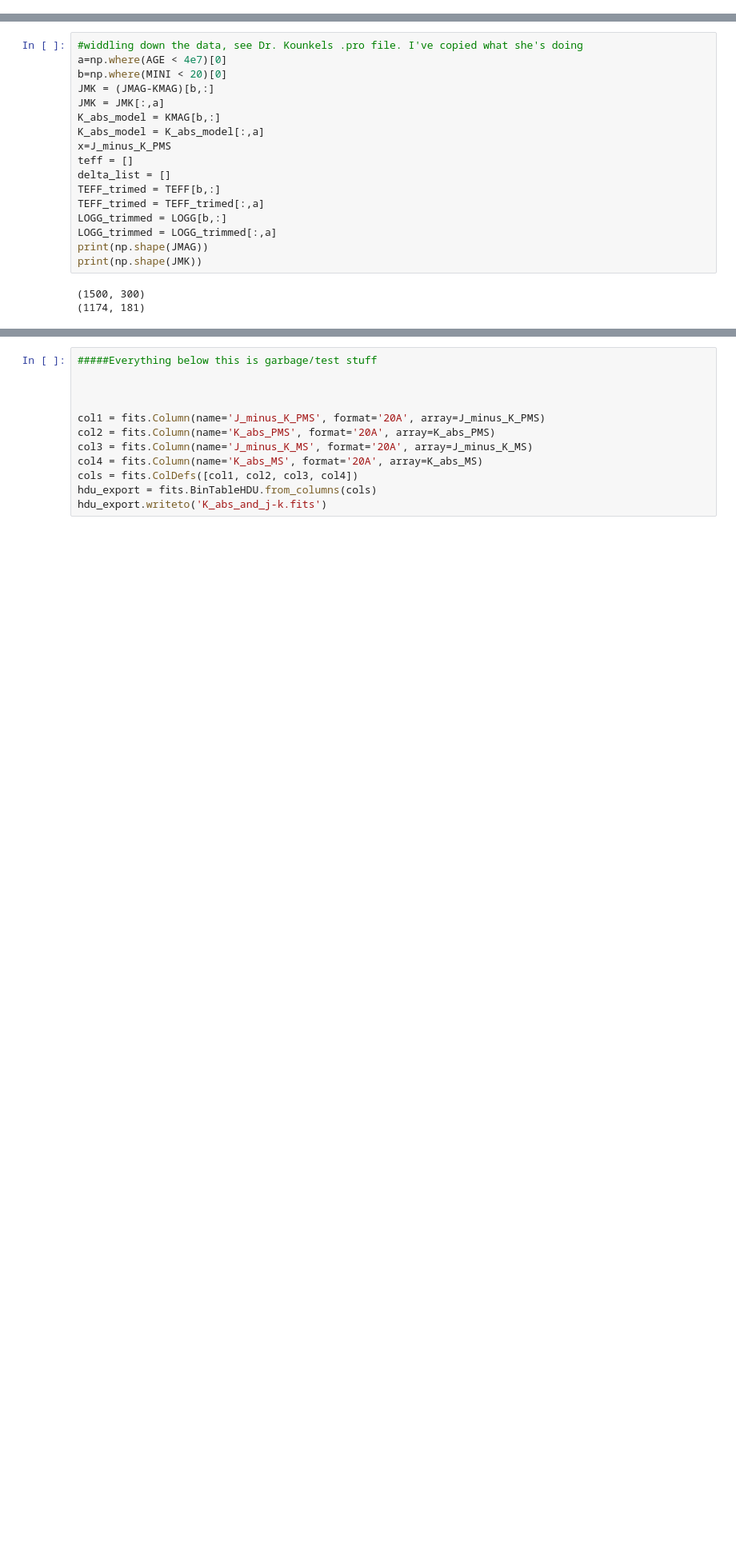
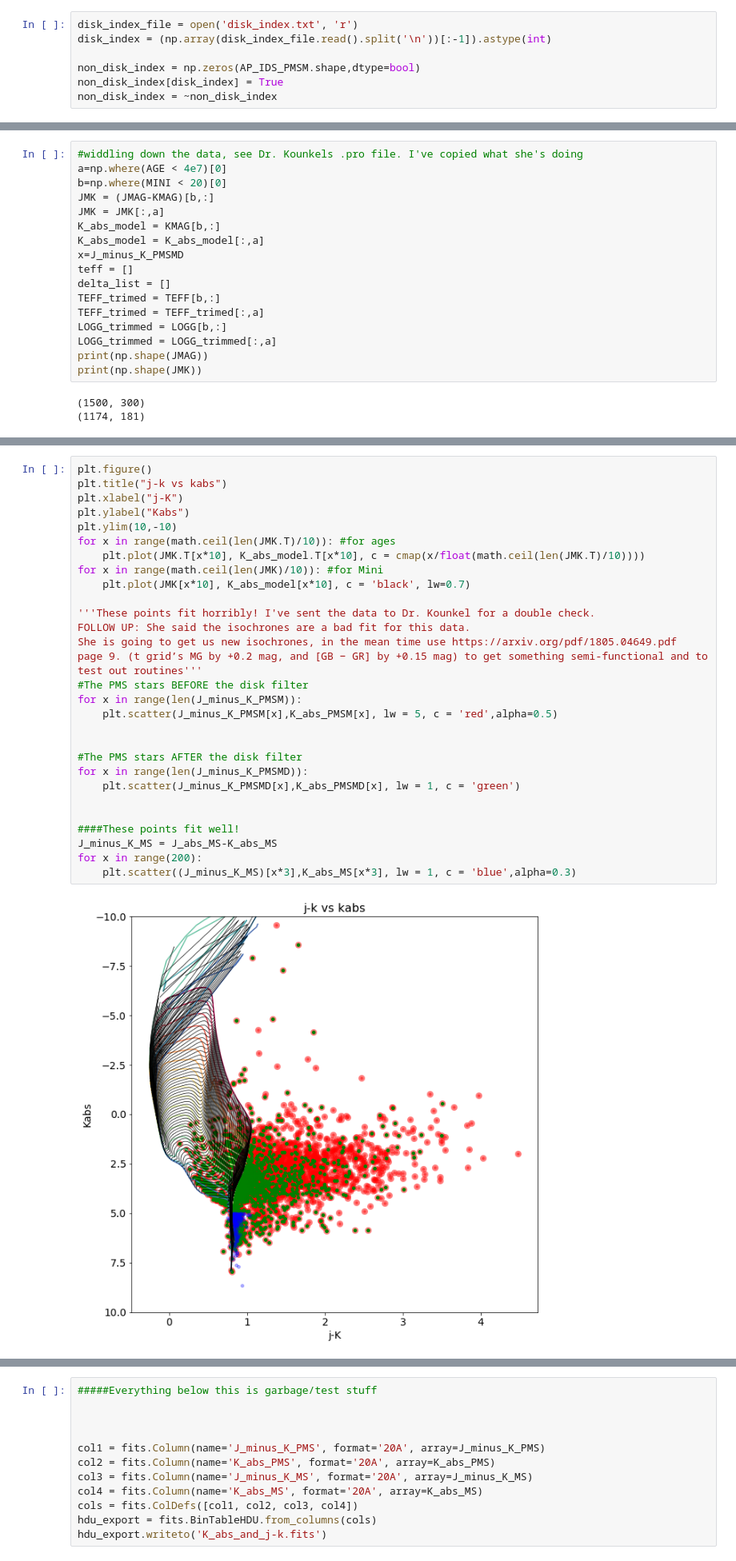
Before and after one commit to mscoggs/astro_ml, a Jupyter notebook: labels.ipynb, the cells around one changed output, grey strips where cells are left out. Shown at 80% size. Drawn from its saved outputs; the diff is of its cells as text; blank space fills up the shorter version.

Commit message:
filtered out the stars w/ disks

```diff
--- a/labels.ipynb
+++ b/labels.ipynb
@@ -459,0 +477,7 @@ J_minus_K_PMS = J_minus_K_PMS[member_index]
+# %%
+disk_index_file = open('disk_index.txt', 'r')
+disk_index = (np.array(disk_index_file.read().split('\n'))[:-1]).astype(int)
+
+non_disk_index = np.zeros(AP_IDS_PMSM.shape,dtype=bool)
+non_disk_index[disk_index] = True
+non_disk_index = ~non_disk_index
@@ -487,7 +538,7 @@ JMK = (JMAG-KMAG)[b,:]
 JMK = JMK[:,a]
 K_abs_model = KMAG[b,:]
 K_abs_model = K_abs_model[:,a]
-x=J_minus_K_PMS
+x=J_minus_K_PMSMD
 teff = []
 delta_list = []
 TEFF_trimed = TEFF[b,:]
@@ -584 +610,33 @@ for x in range(200):
+# %%
+plt.figure()
+plt.title("j-k vs kabs")
+plt.xlabel("j-K")
+plt.ylabel("Kabs")
+plt.ylim(10,-10)
+for x in range(math.ceil(len(JMK.T)/10)): #for ages
+    plt.plot(JMK.T[x*10], K_abs_model.T[x*10], c = cmap(x/float(math.ceil(len(JMK.T)/10))))
+for x in range(math.ceil(len(JMK)/10)): #for Mini
+    plt.plot(JMK[x*10], K_abs_model[x*10], c = 'black', lw=0.7)
+
+'''These points fit horribly! I've sent the data to Dr. Kounkel for a double check.
+FOLLOW UP: She said the isochrones are a bad fit for this data.
+She is going to get us new isochrones, in the mean time use https://arxiv.org/pdf/1805.04649.pdf
+page 9. (t grid’s MG by +0.2 mag, and [GB − GR] by +0.15 mag) to get something semi-functional and to
+test out routines'''
+#The PMS stars BEFORE the disk filter
+for x in range(len(J_minus_K_PMSM)):
+    plt.scatter(J_minus_K_PMSM[x],K_abs_PMSM[x], lw = 5, c = 'red',alpha=0.5)
+
+
+#The PMS stars AFTER the disk filter
+for x in range(len(J_minus_K_PMSMD)):
+    plt.scatter(J_minus_K_PMSMD[x],K_abs_PMSMD[x], lw = 1, c = 'green')
+
+
+####These points fit well!
+J_minus_K_MS = J_abs_MS-K_abs_MS
+for x in range(200):
+    plt.scatter((J_minus_K_MS)[x*3],K_abs_MS[x*3], lw = 1, c = 'blue',alpha=0.3)
+# %% [output]
+[figure, added]
 # %%
```
Also changed, not shown: parts of 12 cells of this notebook.
